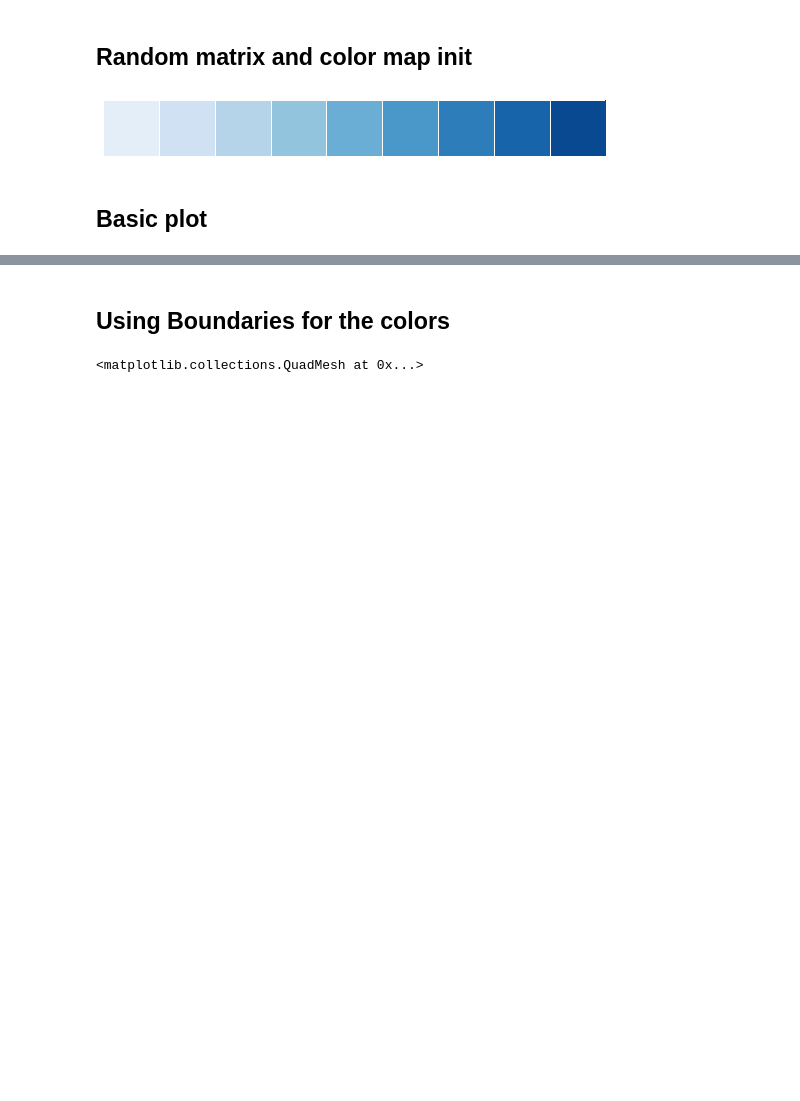
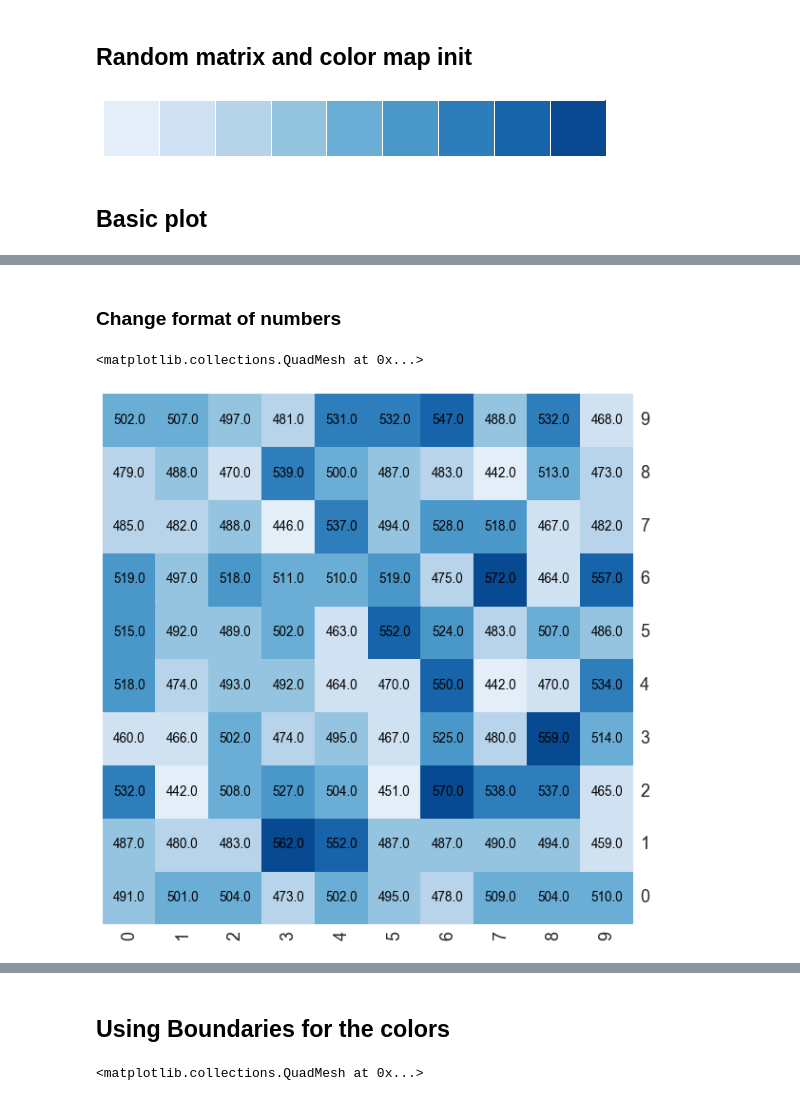
Before and after one commit to frubino/mgkit, a Jupyter notebook: docs/source/examples/plots/heatmap.ipynb, the cells around one changed output, grey strips where cells are left out. Cells and saved outputs as stored; diff of their text form; code cells hidden in the pictures; blank space fills up the shorter version.

```diff
--- a/docs/source/examples/plots/heatmap.ipynb
+++ b/docs/source/examples/plots/heatmap.ipynb
@@ -34,0 +45,14 @@ mgkit.plots.heatmap.baseheatmap(data, ax, cmap=cmap)
+# %% [markdown]
+### Change format of numbers
+# %%
+fig, ax = mgkit.plots.get_single_figure(figsize=(10,10))
+mgkit.plots.heatmap.baseheatmap(
+    data.iloc[:10, :10],
+    ax,
+    cmap=cmap,
+    annot=True,
+    annotopts=dict(format=lambda x: "{:.1f}".format(x))
+)
+# %% [output]
+<matplotlib.collections.QuadMesh at 0x...>
+[figure, added]
```
Also changed, not shown: parts of 12 cells of this notebook, 1 other file.
